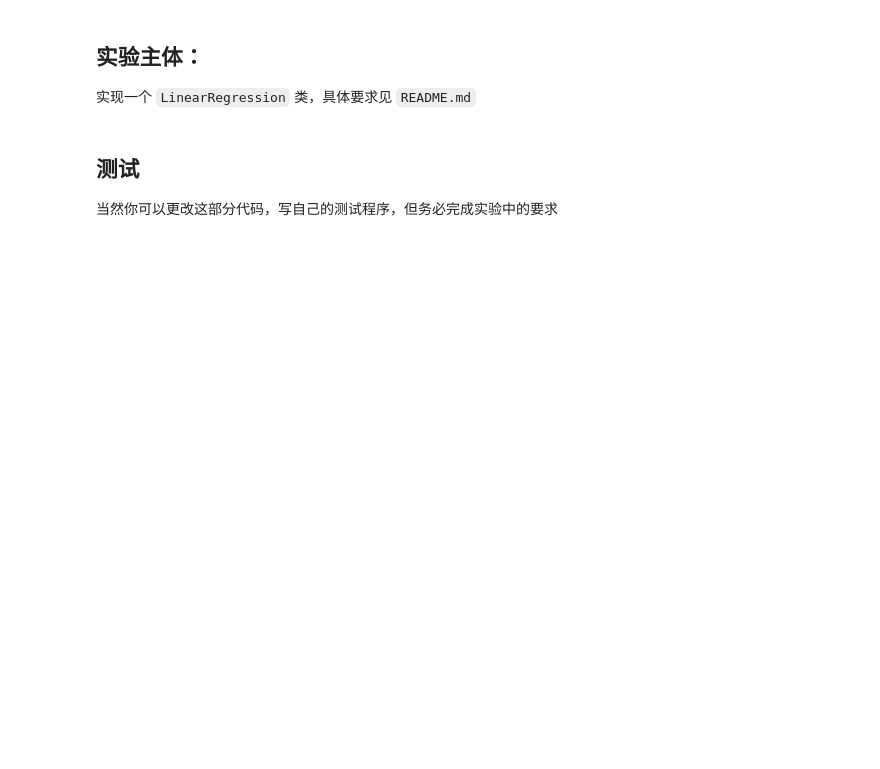
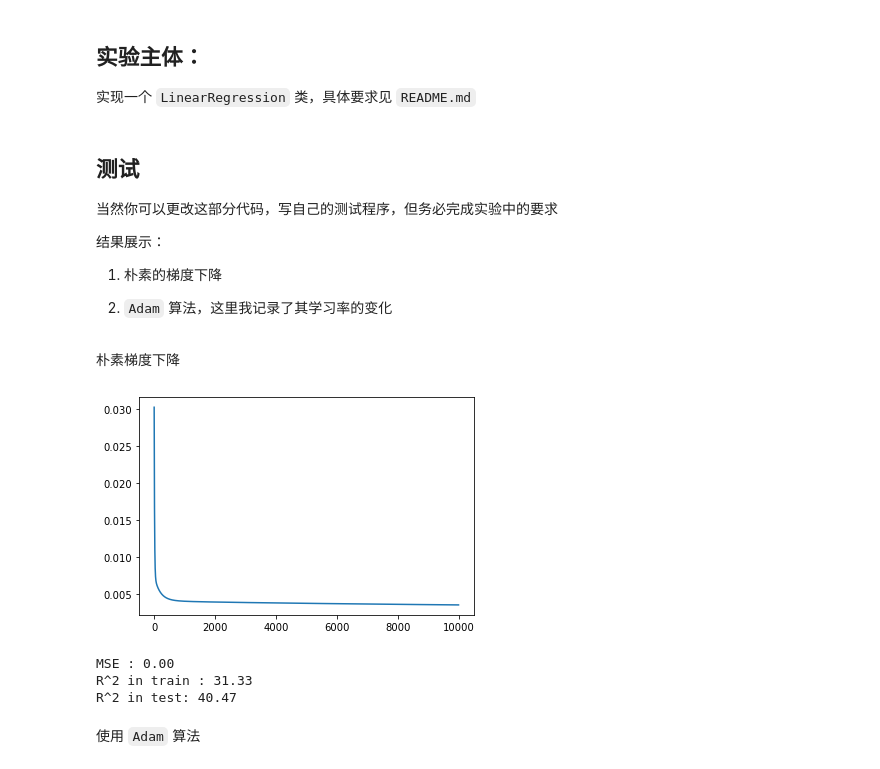
Before and after one commit to topdeoo/ML-Lab, a Jupyter notebook: lab01/lab.ipynb, the cells around one changed output. Drawn from its saved outputs; the diff is of its cells as text; code cells hidden in the pictures; blank space fills up the shorter version.

```diff
--- a/lab01/lab.ipynb
+++ b/lab01/lab.ipynb
@@ -66,7 +12,0 @@ dtype: int64
-# %%
-encoder = LabelEncoder()
-for i in df.columns:
-    if df[i].dtype == object:
-        df[i] = encoder.fit_transform(df[i])
-
-sns.heatmap(df.corr(), cmap="RdBu_r")
@@ -82,7 +13,7 @@ sns.heatmap(df.corr(), cmap="RdBu_r")
 # %%
-df = df.drop(['doornumber', 'carbody', 'cylindernumber'], axis=1)
-Y = 0.01 * df['price']
-X = 0.01 * df.drop(['price'], axis=1)
+df = pd.read_csv('Data.csv')
+Y = 0.01 * df['MEDV'].to_numpy()
+X = 0.01 * df.drop(['MEDV'], axis=1).to_numpy()
 
 train_X, test_X, train_Y, test_Y = train_test_split(X, Y, test_size=0.3)
 # %% [markdown]
@@ -97,3 +103,41 @@ start Lab 01
 ## 测试
 
 当然你可以更改这部分代码，写自己的测试程序，但务必完成实验中的要求
+
+结果展示：
+
+1. 朴素的梯度下降
+
+2. `Adam` 算法，这里我记录了其学习率的变化
+# %%
+def R_2(y_pred, y_true):
+    mean = np.mean(y_true)
+    sst = np.sum((y_pred - mean)**2)
+    ssr = np.sum((y_true - mean)**2)
+    return sst / ssr
+
+
+lr = LinearRegression(train_X)
+lr.fit(train_X, train_Y)
+# %% [markdown]
+朴素梯度下降
+# %%
+x = [i for i in range(lr.epoch)]
+
+plt.plot(x, lr.loss)
+plt.show()
+
+y_pred = lr.predict(test_X)
+error = 0
+for i in range(y_pred.shape[0]):
+    error += mse(y_pred[i], test_Y[i]) / y_pred.shape[0]
+print("MSE : %.2f" % error)
+print("R^2 in train : %.2f" % (R_2(lr.predict(train_X), train_Y) * 100))
+print("R^2 in test: %.2f" % (R_2(y_pred, test_Y) * 100))
+# %% [output]
+[figure, added]
+MSE : 0.00
+R^2 in train : 31.33
+R^2 in test: 40.47
+# %% [markdown]
+使用 `Adam` 算法
```
Also changed, not shown: parts of 10 cells of this notebook, 2 other files.
